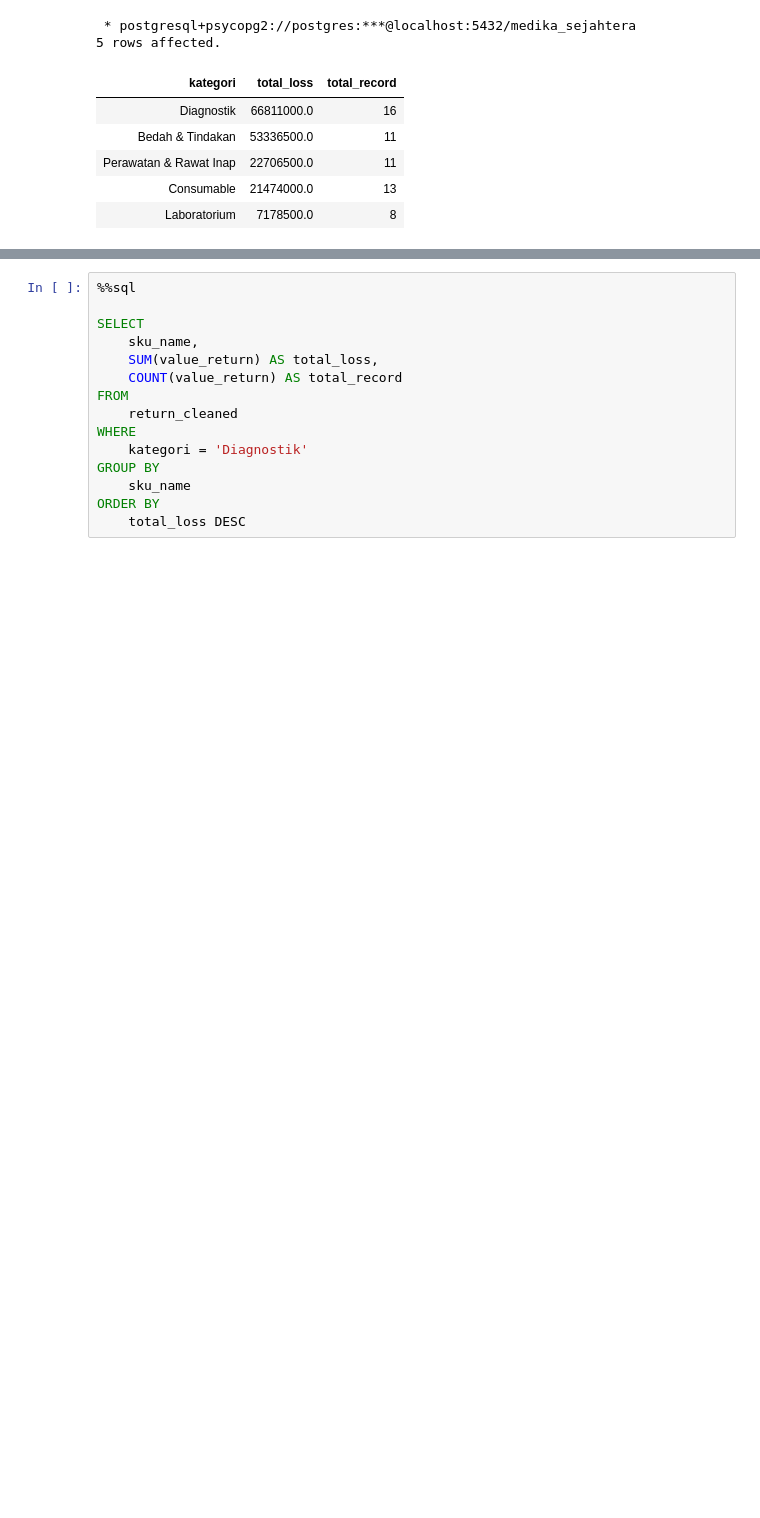
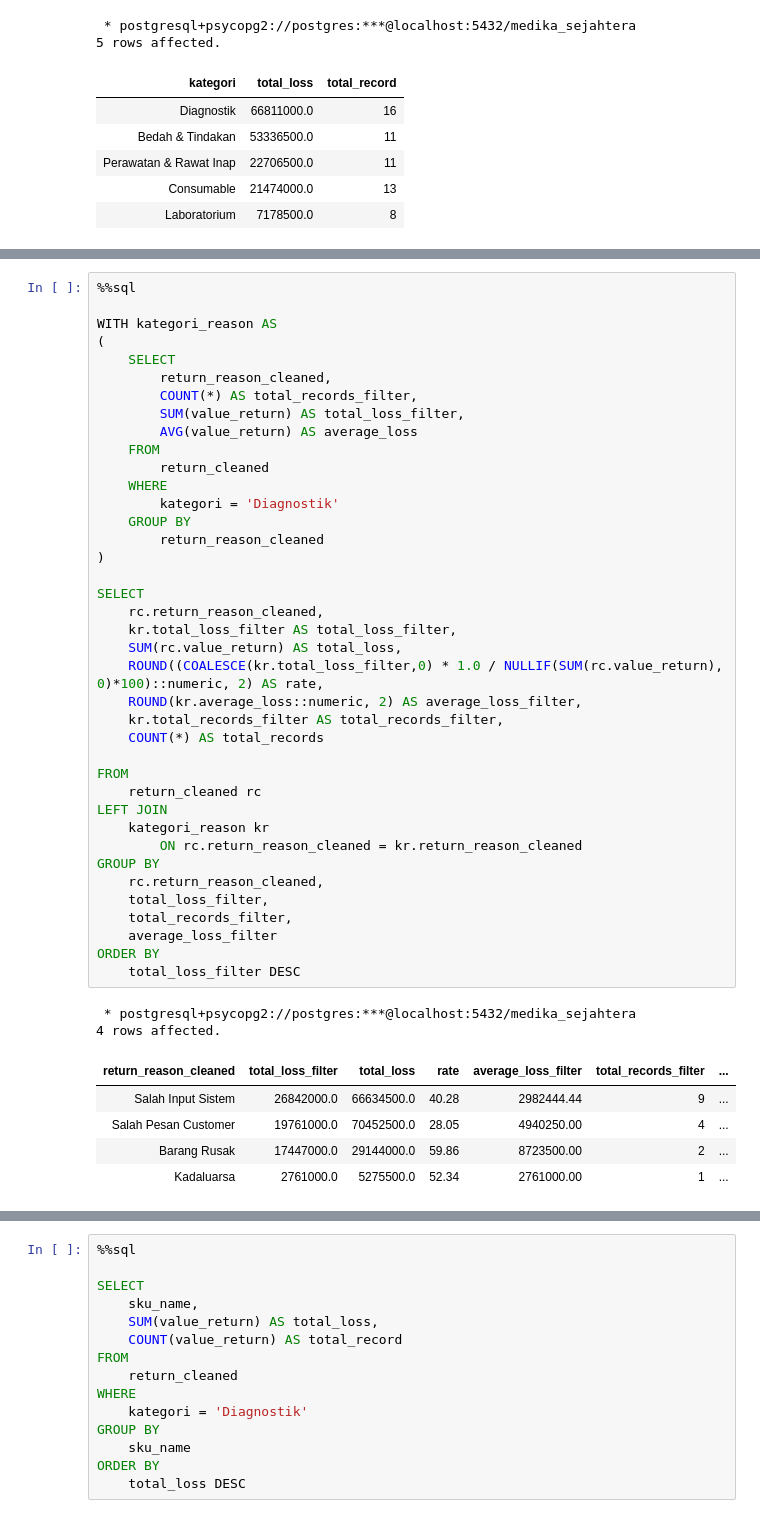
Before and after one commit to Rpfitrah/return-analysis-medika-sejahtera, a Jupyter notebook: Notebook/EDA.ipynb, the cells around one changed output, grey strips where cells are left out. Saved outputs shown, nothing was run; the diff lists cells and outputs as text; blank space fills up the shorter version.

```diff
--- a/Notebook/EDA.ipynb
+++ b/Notebook/EDA.ipynb
@@ -1111,0 +1181,47 @@ ORDER BY
+# %%
+%%sql
+
+WITH kategori_reason AS
+(
+    SELECT
+        return_reason_cleaned,
+        COUNT(*) AS total_records_filter,
+        SUM(value_return) AS total_loss_filter,
+        AVG(value_return) AS average_loss
+    FROM
+        return_cleaned
+    WHERE
+        kategori = 'Diagnostik'
+    GROUP BY
+        return_reason_cleaned
+)
+
+SELECT
+    rc.return_reason_cleaned,
+    kr.total_loss_filter AS total_loss_filter,
+    SUM(rc.value_return) AS total_loss,
+    ROUND((COALESCE(kr.total_loss_filter,0) * 1.0 / NULLIF(SUM(rc.value_return), 0)*100)::numeric, 2) AS rate,
+    ROUND(kr.average_loss::numeric, 2) AS average_loss_filter,
+    kr.total_records_filter AS total_records_filter,
+    COUNT(*) AS total_records
+
+FROM
+    return_cleaned rc
+LEFT JOIN
+    kategori_reason kr
+        ON rc.return_reason_cleaned = kr.return_reason_cleaned
+GROUP BY
+    rc.return_reason_cleaned,
+    total_loss_filter,
+    total_records_filter,
+    average_loss_filter
+ORDER BY
+    total_loss_filter DESC
+# %% [output]
+ * postgresql+psycopg2://postgres:***@localhost:5432/medika_sejahtera
+4 rows affected.
+| return_reason_cleaned | total_loss_filter | total_loss | rate | average_loss_filter | total_records_filter | ... |
+| Salah Input Sistem | 26842000.0 | 66634500.0 | 40.28 | 2982444.44 | 9 | ... |
+| Salah Pesan Customer | 19761000.0 | 70452500.0 | 28.05 | 4940250.00 | 4 | ... |
+| Barang Rusak | 17447000.0 | 29144000.0 | 59.86 | 8723500.00 | 2 | ... |
+| Kadaluarsa | 2761000.0 | 5275500.0 | 52.34 | 2761000.00 | 1 | ... |
```
Also changed, not shown: parts of 18 cells of this notebook.
